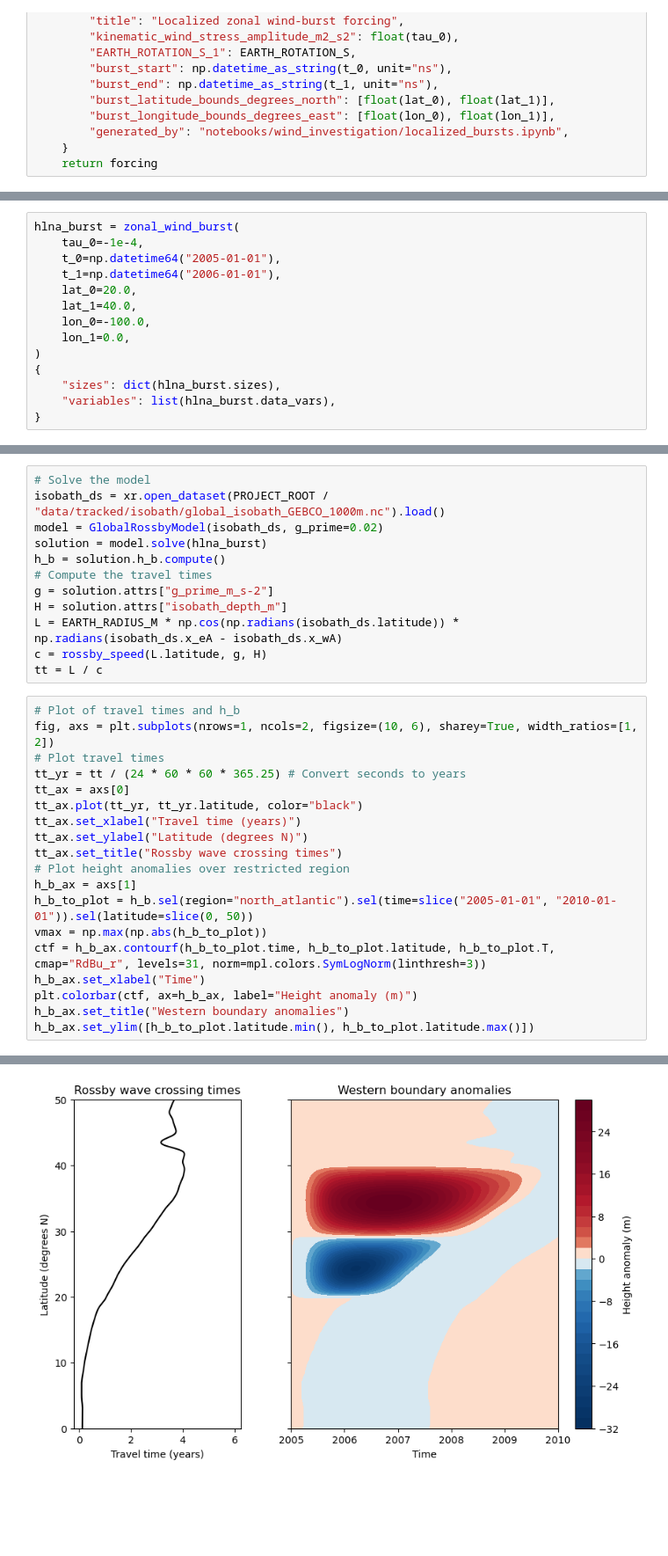
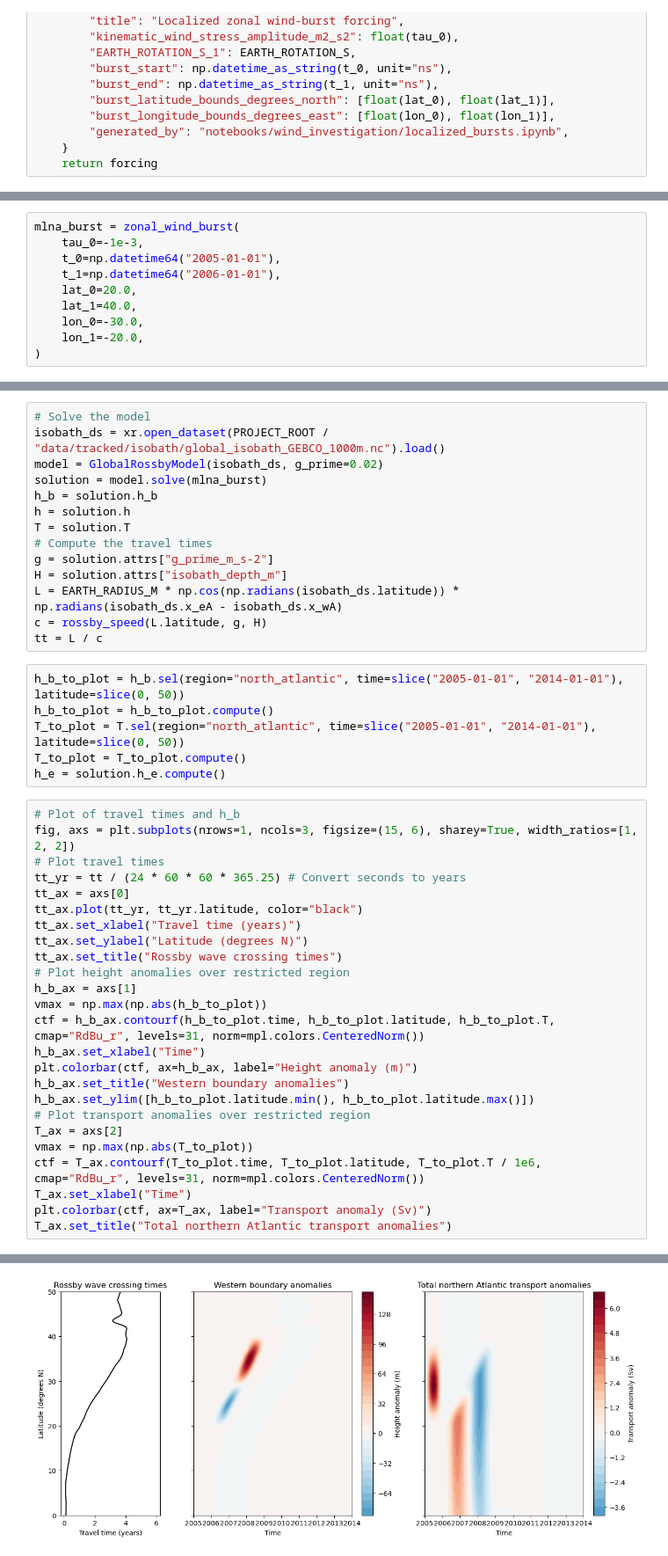
Before and after one commit to andrewwatford/MOCAdjustmentTheory, a Jupyter notebook: notebooks/wind_investigation/localized_bursts.ipynb, the cells around one changed output, grey strips where cells are left out. Shown at 88% size. Drawn from its saved outputs; the diff is of its cells as text; blank space fills up the shorter version.

Commit message:
Atlantic bursts

```diff
--- a/notebooks/wind_investigation/localized_bursts.ipynb
+++ b/notebooks/wind_investigation/localized_bursts.ipynb
@@ -218,14 +218,10 @@ For the first example, we are going to look at the effects of a zonal burst of w
 # %%
-hlna_burst = zonal_wind_burst(
-    tau_0=-1e-4,
+mlna_burst = zonal_wind_burst(
+    tau_0=-1e-3,
     t_0=np.datetime64("2005-01-01"),
     t_1=np.datetime64("2006-01-01"),
     lat_0=20.0,
     lat_1=40.0,
-    lon_0=-100.0,
-    lon_1=0.0,
+    lon_0=-30.0,
+    lon_1=-20.0,
 )
-{
-    "sizes": dict(hlna_burst.sizes),
-    "variables": list(hlna_burst.data_vars),
-}
@@ -305,17 +229,25 @@ plt.show()
 # Solve the model
 isobath_ds = xr.open_dataset(PROJECT_ROOT / "data/tracked/isobath/global_isobath_GEBCO_1000m.nc").load()
 model = GlobalRossbyModel(isobath_ds, g_prime=0.02)
-solution = model.solve(hlna_burst)
-h_b = solution.h_b.compute()
+solution = model.solve(mlna_burst)
+h_b = solution.h_b
+h = solution.h
+T = solution.T
 # Compute the travel times
 g = solution.attrs["g_prime_m_s-2"]
 H = solution.attrs["isobath_depth_m"]
 L = EARTH_RADIUS_M * np.cos(np.radians(isobath_ds.latitude)) * np.radians(isobath_ds.x_eA - isobath_ds.x_wA)
 c = rossby_speed(L.latitude, g, H)
 tt = L / c
+# %%
+h_b_to_plot = h_b.sel(region="north_atlantic", time=slice("2005-01-01", "2014-01-01"), latitude=slice(0, 50))
+h_b_to_plot = h_b_to_plot.compute()
+T_to_plot = T.sel(region="north_atlantic", time=slice("2005-01-01", "2014-01-01"), latitude=slice(0, 50))
+T_to_plot = T_to_plot.compute()
+h_e = solution.h_e.compute()
 # %%
 # Plot of travel times and h_b
-fig, axs = plt.subplots(nrows=1, ncols=2, figsize=(10, 6), sharey=True, width_ratios=[1, 2])
+fig, axs = plt.subplots(nrows=1, ncols=3, figsize=(15, 6), sharey=True, width_ratios=[1, 2, 2])
 # Plot travel times
 tt_yr = tt / (24 * 60 * 60 * 365.25) # Convert seconds to years
 tt_ax = axs[0]
@@ -325,11 +257,17 @@ tt_ax.set_ylabel("Latitude (degrees N)")
 tt_ax.set_title("Rossby wave crossing times")
 # Plot height anomalies over restricted region
 h_b_ax = axs[1]
-h_b_to_plot = h_b.sel(region="north_atlantic").sel(time=slice("2005-01-01", "2010-01-01")).sel(latitude=slice(0, 50))
 vmax = np.max(np.abs(h_b_to_plot))
-ctf = h_b_ax.contourf(h_b_to_plot.time, h_b_to_plot.latitude, h_b_to_plot.T, cmap="RdBu_r", levels=31, norm=mpl.colors.SymLogNorm(linthresh=3))
+ctf = h_b_ax.contourf(h_b_to_plot.time, h_b_to_plot.latitude, h_b_to_plot.T, cmap="RdBu_r", levels=31, norm=mpl.colors.CenteredNorm())
 h_b_ax.set_xlabel("Time")
 plt.colorbar(ctf, ax=h_b_ax, label="Height anomaly (m)")
 h_b_ax.set_title("Western boundary anomalies")
 h_b_ax.set_ylim([h_b_to_plot.latitude.min(), h_b_to_plot.latitude.max()])
+# Plot transport anomalies over restricted region
+T_ax = axs[2]
+vmax = np.max(np.abs(T_to_plot))
+ctf = T_ax.contourf(T_to_plot.time, T_to_plot.latitude, T_to_plot.T / 1e6, cmap="RdBu_r", levels=31, norm=mpl.colors.CenteredNorm())
+T_ax.set_xlabel("Time")
+plt.colorbar(ctf, ax=T_ax, label="Transport anomaly (Sv)")
+T_ax.set_title("Total northern Atlantic transport anomalies")
 # %% [output]
@@ -337 +275 @@ h_b_ax.set_ylim([h_b_to_plot.latitude.min(), h_b_to_plot.latitude.max()])
-[figure, old version]
+[figure, new version]
```
Also changed, not shown: parts of 18 cells of this notebook.
